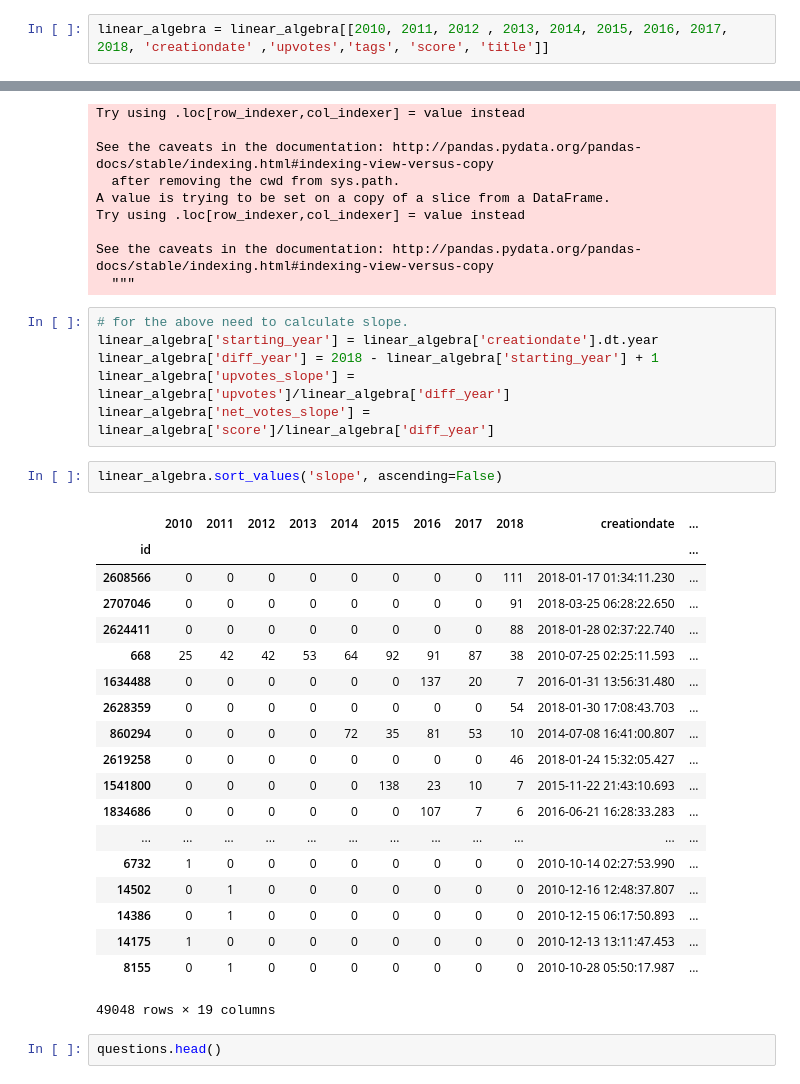
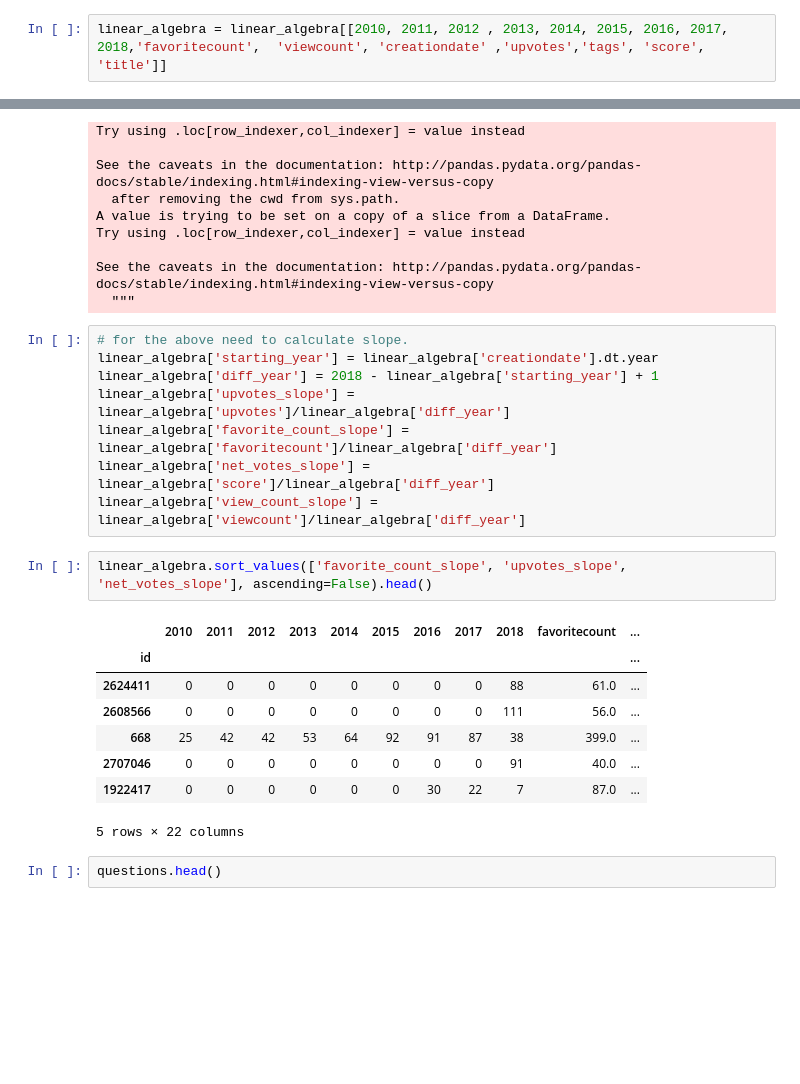
Before and after one commit to charlieanna/coop, a Jupyter notebook: question_comparison.ipynb, the cells around one changed output, grey strips where cells are left out. Drawn from its saved outputs; the diff is of its cells as text; blank space fills up the shorter version.

```diff
--- a/question_comparison.ipynb
+++ b/question_comparison.ipynb
@@ -395,6 +484,6 @@ Index([           'posttypeid',      'acceptedanswerid',
       dtype='object')
 # %%
-linear_algebra = linear_algebra[[2010, 2011, 2012 , 2013, 2014, 2015, 2016, 2017, 2018, 'creationdate' ,'upvotes','tags', 'score', 'title']]
+linear_algebra = linear_algebra[[2010, 2011, 2012 , 2013, 2014, 2015, 2016, 2017, 2018,'favoritecount',  'viewcount', 'creationdate' ,'upvotes','tags', 'score', 'title']]
 # %%
 linear_algebra
 # %% [output]
@@ -493,29 +582,20 @@ See the caveats in the documentation: http://pandas.pydata.org/pandas-docs/stabl
 linear_algebra['starting_year'] = linear_algebra['creationdate'].dt.year
 linear_algebra['diff_year'] = 2018 - linear_algebra['starting_year'] + 1
 linear_algebra['upvotes_slope'] = linear_algebra['upvotes']/linear_algebra['diff_year']
+linear_algebra['favorite_count_slope'] = linear_algebra['favoritecount']/linear_algebra['diff_year']
 linear_algebra['net_votes_slope'] = linear_algebra['score']/linear_algebra['diff_year']
+linear_algebra['view_count_slope'] = linear_algebra['viewcount']/linear_algebra['diff_year']
 # %%
-linear_algebra.sort_values('slope', ascending=False)
+linear_algebra.sort_values(['favorite_count_slope', 'upvotes_slope', 'net_votes_slope'], ascending=False).head()
 # %% [output]
-|  | 2010 | 2011 | 2012 | 2013 | 2014 | 2015 | 2016 | 2017 | 2018 | creationdate | ... |
+|  | 2010 | 2011 | 2012 | 2013 | 2014 | 2015 | 2016 | 2017 | 2018 | favoritecount | ... |
 | id |  |  |  |  |  |  |  |  |  |  | ... |
-| 2608566 | 0 | 0 | 0 | 0 | 0 | 0 | 0 | 0 | 111 | 2018-01-17 01:34:11.230 | ... |
-| 2707046 | 0 | 0 | 0 | 0 | 0 | 0 | 0 | 0 | 91 | 2018-03-25 06:28:22.650 | ... |
-| 2624411 | 0 | 0 | 0 | 0 | 0 | 0 | 0 | 0 | 88 | 2018-01-28 02:37:22.740 | ... |
-| 668 | 25 | 42 | 42 | 53 | 64 | 92 | 91 | 87 | 38 | 2010-07-25 02:25:11.593 | ... |
-| 1634488 | 0 | 0 | 0 | 0 | 0 | 0 | 137 | 20 | 7 | 2016-01-31 13:56:31.480 | ... |
-| 2628359 | 0 | 0 | 0 | 0 | 0 | 0 | 0 | 0 | 54 | 2018-01-30 17:08:43.703 | ... |
-| 860294 | 0 | 0 | 0 | 0 | 72 | 35 | 81 | 53 | 10 | 2014-07-08 16:41:00.807 | ... |
-| 2619258 | 0 | 0 | 0 | 0 | 0 | 0 | 0 | 0 | 46 | 2018-01-24 15:32:05.427 | ... |
-| 1541800 | 0 | 0 | 0 | 0 | 0 | 138 | 23 | 10 | 7 | 2015-11-22 21:43:10.693 | ... |
-| 1834686 | 0 | 0 | 0 | 0 | 0 | 0 | 107 | 7 | 6 | 2016-06-21 16:28:33.283 | ... |
-| ... | ... | ... | ... | ... | ... | ... | ... | ... | ... | ... | ... |
-| 6732 | 1 | 0 | 0 | 0 | 0 | 0 | 0 | 0 | 0 | 2010-10-14 02:27:53.990 | ... |
-| 14502 | 0 | 1 | 0 | 0 | 0 | 0 | 0 | 0 | 0 | 2010-12-16 12:48:37.807 | ... |
-| 14386 | 0 | 1 | 0 | 0 | 0 | 0 | 0 | 0 | 0 | 2010-12-15 06:17:50.893 | ... |
-| 14175 | 1 | 0 | 0 | 0 | 0 | 0 | 0 | 0 | 0 | 2010-12-13 13:11:47.453 | ... |
-| 8155 | 0 | 1 | 0 | 0 | 0 | 0 | 0 | 0 | 0 | 2010-10-28 05:50:17.987 | ... |
+| 2624411 | 0 | 0 | 0 | 0 | 0 | 0 | 0 | 0 | 88 | 61.0 | ... |
+| 2608566 | 0 | 0 | 0 | 0 | 0 | 0 | 0 | 0 | 111 | 56.0 | ... |
+| 668 | 25 | 42 | 42 | 53 | 64 | 92 | 91 | 87 | 38 | 399.0 | ... |
+| 2707046 | 0 | 0 | 0 | 0 | 0 | 0 | 0 | 0 | 91 | 40.0 | ... |
+| 1922417 | 0 | 0 | 0 | 0 | 0 | 0 | 30 | 22 | 7 | 87.0 | ... |
-49048 rows × 19 columns
+5 rows × 22 columns
 # %%
 questions.head()
 # %% [output]
```
Also changed, not shown: parts of 25 cells of this notebook.
